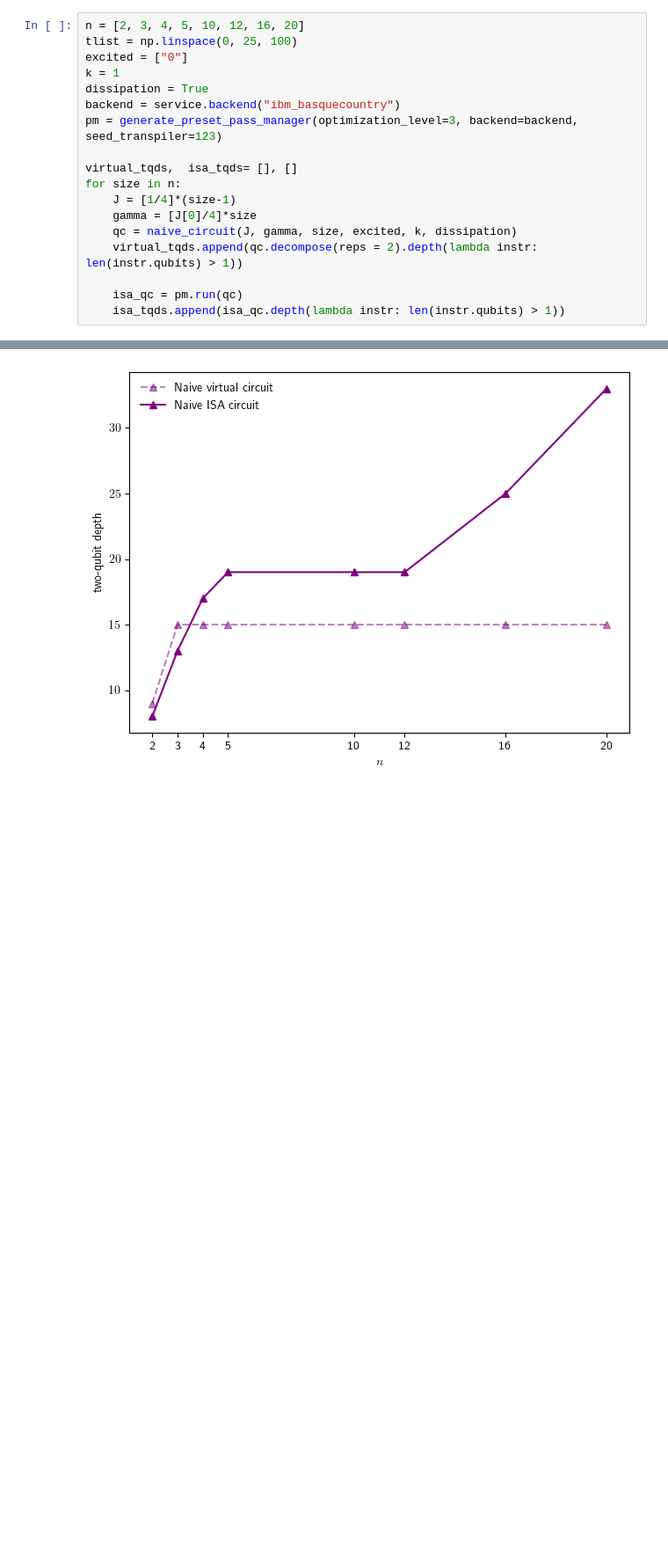
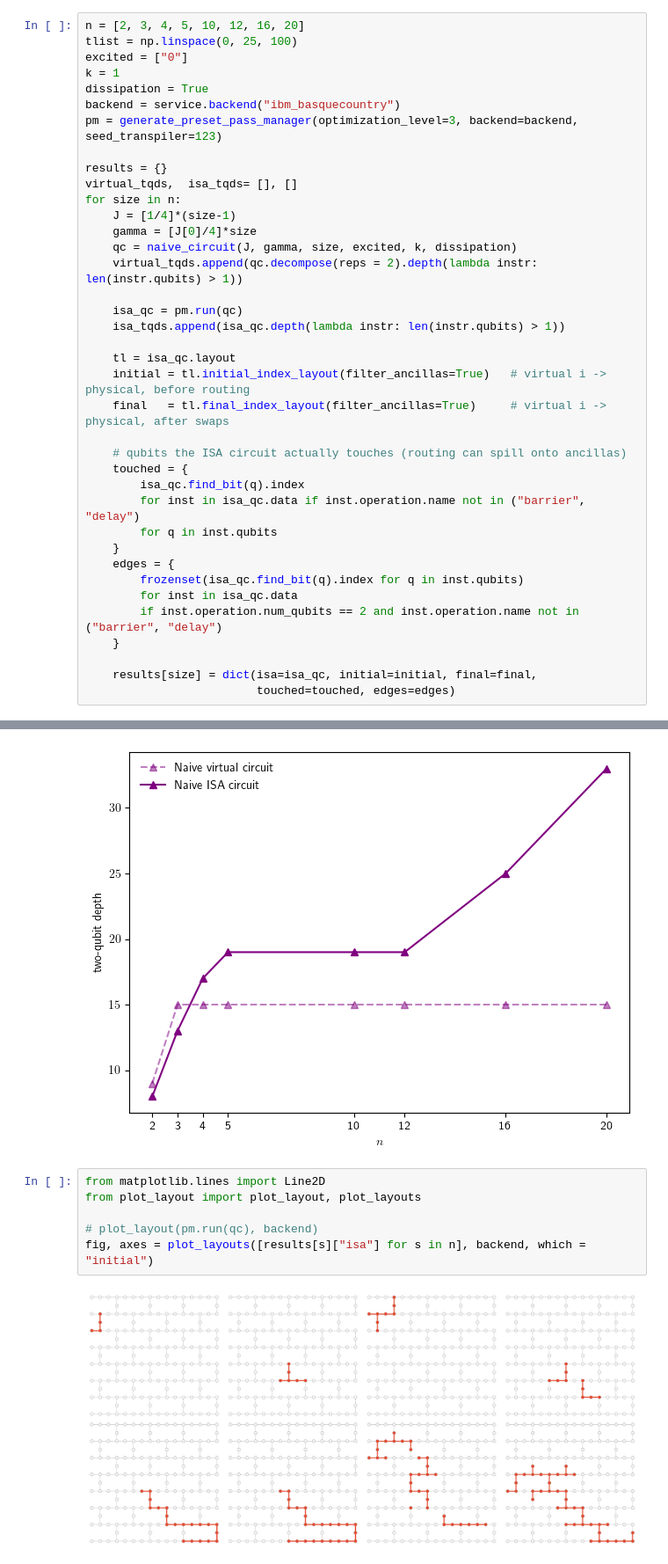
Before and after one commit to bentirher/dmpf_dissipation, a Jupyter notebook: standard_adc/tqd_study.ipynb, the cells around one changed output, grey strips where cells are left out. Shown at 88% size. Drawn from its saved outputs; the diff is of its cells as text; blank space fills up the shorter version.

Commit message:
new plot of initial layouts for different system sizes

```diff
--- a/standard_adc/tqd_study.ipynb
+++ b/standard_adc/tqd_study.ipynb
@@ -21,6 +21,7 @@ dissipation = True
 backend = service.backend("ibm_basquecountry")
 pm = generate_preset_pass_manager(optimization_level=3, backend=backend, seed_transpiler=123)
 
+results = {}
 virtual_tqds,  isa_tqds= [], []
 for size in n:
     J = [1/4]*(size-1)
@@ -30,6 +31,25 @@ for size in n:
 
     isa_qc = pm.run(qc)
     isa_tqds.append(isa_qc.depth(lambda instr: len(instr.qubits) > 1))
+
+    tl = isa_qc.layout
+    initial = tl.initial_index_layout(filter_ancillas=True)   # virtual i -> physical, before routing
+    final   = tl.final_index_layout(filter_ancillas=True)     # virtual i -> physical, after swaps
+
+    # qubits the ISA circuit actually touches (routing can spill onto ancillas)
+    touched = {
+        isa_qc.find_bit(q).index
+        for inst in isa_qc.data if inst.operation.name not in ("barrier", "delay")
+        for q in inst.qubits
+    }
+    edges = {
+        frozenset(isa_qc.find_bit(q).index for q in inst.qubits)
+        for inst in isa_qc.data
+        if inst.operation.num_qubits == 2 and inst.operation.name not in ("barrier", "delay")
+    }
+
+    results[size] = dict(isa=isa_qc, initial=initial, final=final,
+                         touched=touched, edges=edges)
 # %%
 plt.plot(n, virtual_tqds, marker = '^', color = 'purple', linestyle = "dashed", alpha = 0.5, label = 'Naive virtual circuit')
 plt.plot(n, isa_tqds, marker = '^', color = 'purple', label = 'Naive ISA circuit')
@@ -42,3 +62,11 @@ plt.savefig("tqd_scaling_naive_adc.png", bbox_inches='tight', transparent = True
 plt.show()
 # %% [output]
 [figure]
+# %%
+from matplotlib.lines import Line2D
+from plot_layout import plot_layout, plot_layouts
+
+# plot_layout(pm.run(qc), backend)
+fig, axes = plot_layouts([results[s]["isa"] for s in n], backend, which = "initial")
+# %% [output]
+[figure, added]
```
